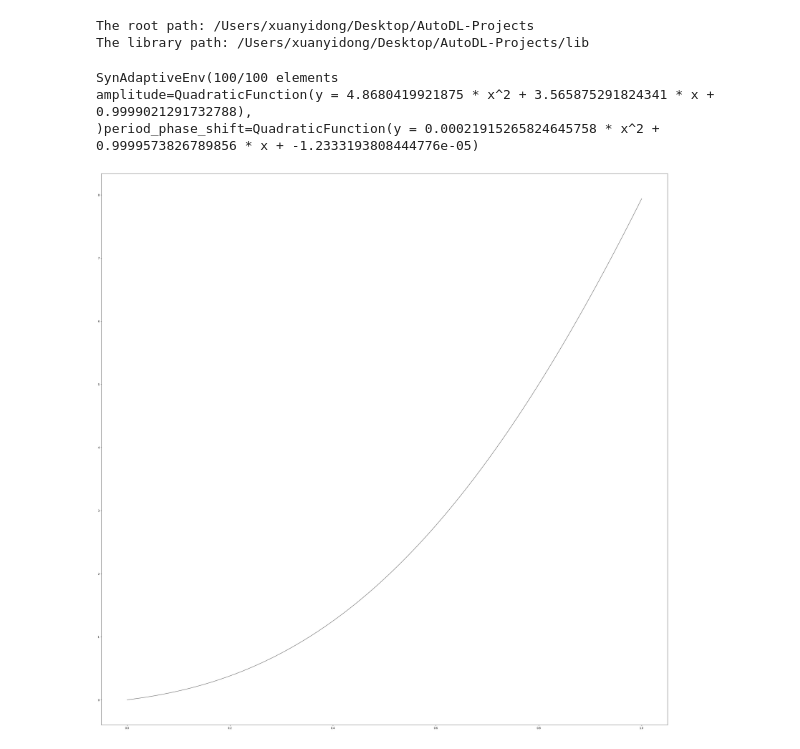
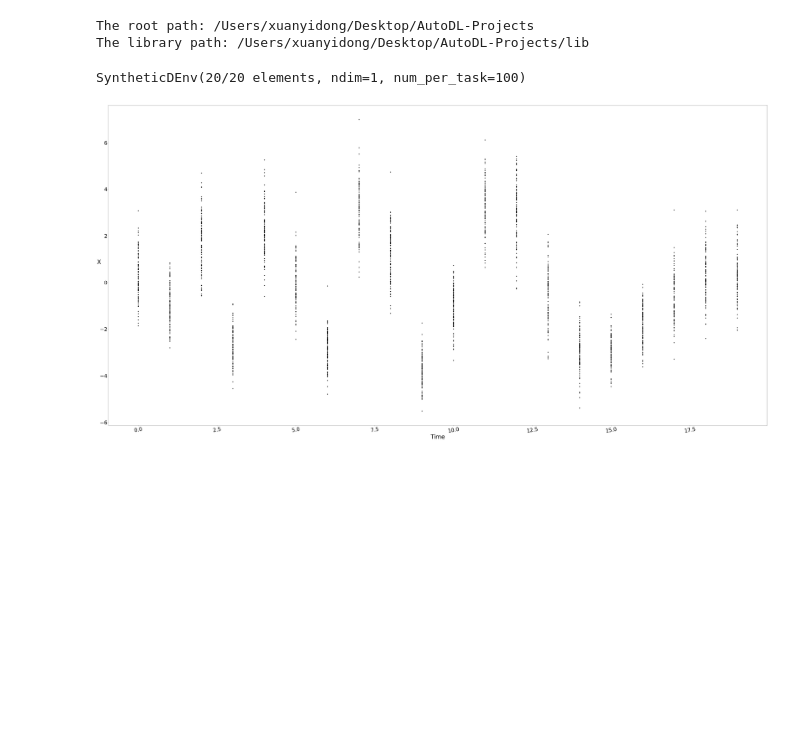
Before and after one commit to D-X-Y/AutoDL-Projects, a Jupyter notebook: notebooks/TOT/synthetic-env.ipynb, the cells around one changed output. Saved outputs shown, nothing was run; the diff lists cells and outputs as text; code cells hidden in the pictures; blank space fills up the shorter version.

Commit message:
Reformulate the synthetic codes

```diff
--- a/notebooks/TOT/synthetic-env.ipynb
+++ b/notebooks/TOT/synthetic-env.ipynb
@@ -25,47 +25,52 @@ from xlayers.super_core import SuperSequential, SuperMLPv1
 The root path: /Users/xuanyidong/Desktop/AutoDL-Projects
 The library path: /Users/xuanyidong/Desktop/AutoDL-Projects/lib
 # %%
-def visualize_q_func():
-    # save_dir = (save_path / '..').resolve()
-    # save_dir.mkdir(parents=True, exist_ok=True)
+def visualize_env():
 
-    dpi, width, height = 10, 400, 400
+    dpi, width, height = 10, 800, 400
     figsize = width / float(dpi), height / float(dpi)
     LabelSize, LegendFontsize, font_gap = 40, 40, 5
 
     fig = plt.figure(figsize=figsize)
 
-    dataset = SynAdaptiveEnv()
-    print(dataset)
+    timestamps = 20
+    mean_generator = SinGenerator(num=timestamps)
+    std_generator = SinGenerator(num=timestamps, min_amplitude=0.5, max_amplitude=0.5)
+    std_generator.set_transform(lambda x: x + 1)
+    dynamic_env = SyntheticDEnv([mean_generator], [[std_generator]], num_per_task=100)
+    print(dynamic_env)
+
     xaxis, yaxis = [], []
-    for idx, position, value in dataset:
-        xaxis.append(position)
-        yaxis.append(value)
+    for timestamp, dataset in dynamic_env:
+        num = dataset.shape[0]
+        xaxis.append(torch.zeros(num) + timestamp)
+        yaxis.append(dataset[:,0])
+    xaxis = torch.cat(xaxis).numpy()
+    yaxis = torch.cat(yaxis).numpy()
 
-    def draw_ax(cur_ax, xaxis, yaxis, xlabel, ylabel,
-                alpha=0.1, color='k', linestyle='-', legend=None, plot_only=False):
-        if legend is not None:
-            cur_ax.plot(xaxis[:1], yaxis[:1], color=color, label=legend)
+    cur_ax = fig.add_subplot(2, 1, 1)
+    cur_ax.scatter(xaxis, yaxis, color="k", linestyle="-", alpha=0.6, label=None)
+    cur_ax.set_xlabel("Time", fontsize=LabelSize)
+    cur_ax.set_ylabel("X", rotation=0, fontsize=LabelSize)
+    for tick in cur_ax.xaxis.get_major_ticks():
+        tick.label.set_fontsize(LabelSize - font_gap)
+        tick.label.set_rotation(10)
+    for tick in cur_ax.yaxis.get_major_ticks():
+        tick.label.set_fontsize(LabelSize - font_gap)
 
-        if not plot_only:
-            cur_ax.set_xlabel(xlabel, fontsize=LabelSize)
-            cur_ax.set_ylabel(ylabel, rotation=0, fontsize=LabelSize)
-            for tick in cur_ax.xaxis.get_major_ticks():
-                tick.label.set_fontsize(LabelSize - font_gap)
-                tick.label.set_rotation(10)
-            for tick in cur_ax.yaxis.get_major_ticks():
-                tick.label.set_fontsize(LabelSize - font_gap)
+    cur_ax = fig.add_subplot(2, 1, 2)
+    cur_ax.scatter(xaxis, yaxis, color="k", linestyle="-", alpha=0.6, label=None)
+    cur_ax.set_xlabel("Time", fontsize=LabelSize)
+    cur_ax.set_ylabel("X", rotation=0, fontsize=LabelSize)
+    for tick in cur_ax.xaxis.get_major_ticks():
+        tick.label.set_fontsize(LabelSize - font_gap)
+        tick.label.set_rotation(10)
+    for tick in cur_ax.yaxis.get_major_ticks():
+        tick.label.set_fontsize(LabelSize - font_gap)
+    plt.show()
 
-    cur_ax = fig.add_subplot(1, 1, 1)
-    cur_ax.plot(xaxis, yaxis, color="k", linestyle="-", alpha=0.6, label=None)
-
-    # fig.savefig(save_path, dpi=dpi, bbox_inches="tight", format="pdf")
-    # plt.close("all")
-    # plt.show()
-visualize_q_func()
+visualize_env()
 # %% [output]
-SynAdaptiveEnv(100/100 elements
-amplitude=QuadraticFunction(y = 4.8680419921875 * x^2 + 3.565875291824341 * x + 0.9999021291732788),
-)period_phase_shift=QuadraticFunction(y = 0.00021915265824645758 * x^2 + 0.9999573826789856 * x + -1.2333193808444776e-05)
+SyntheticDEnv(20/20 elements, ndim=1, num_per_task=100)
-[figure, old version]
+[figure, new version]
 # %%
```
Also changed, not shown: parts of 3 cells of this notebook, 9 other files.
